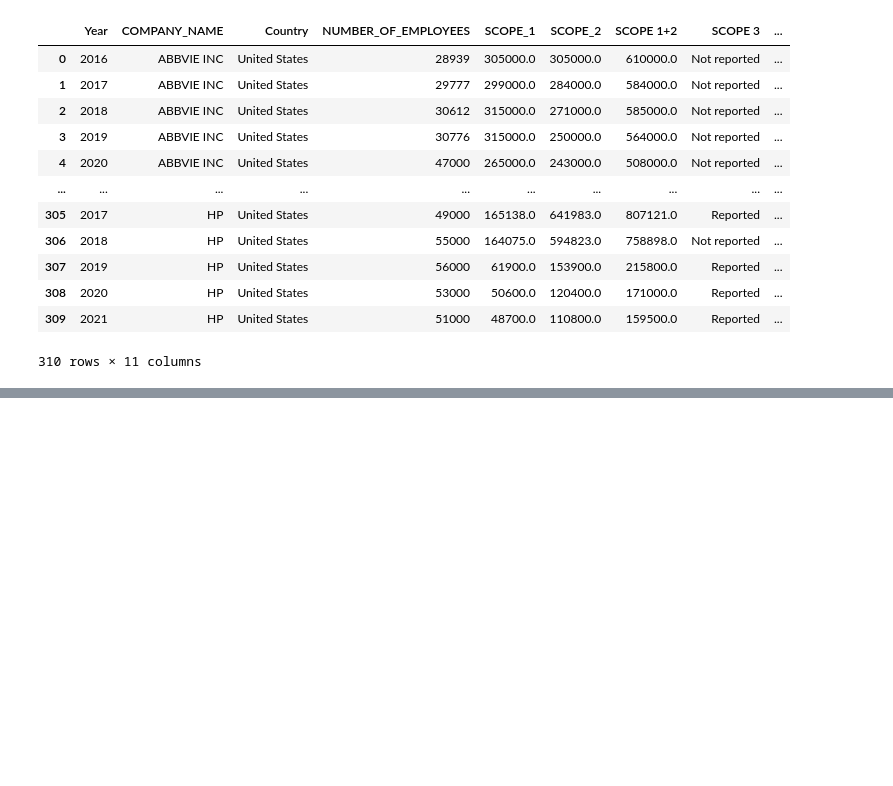
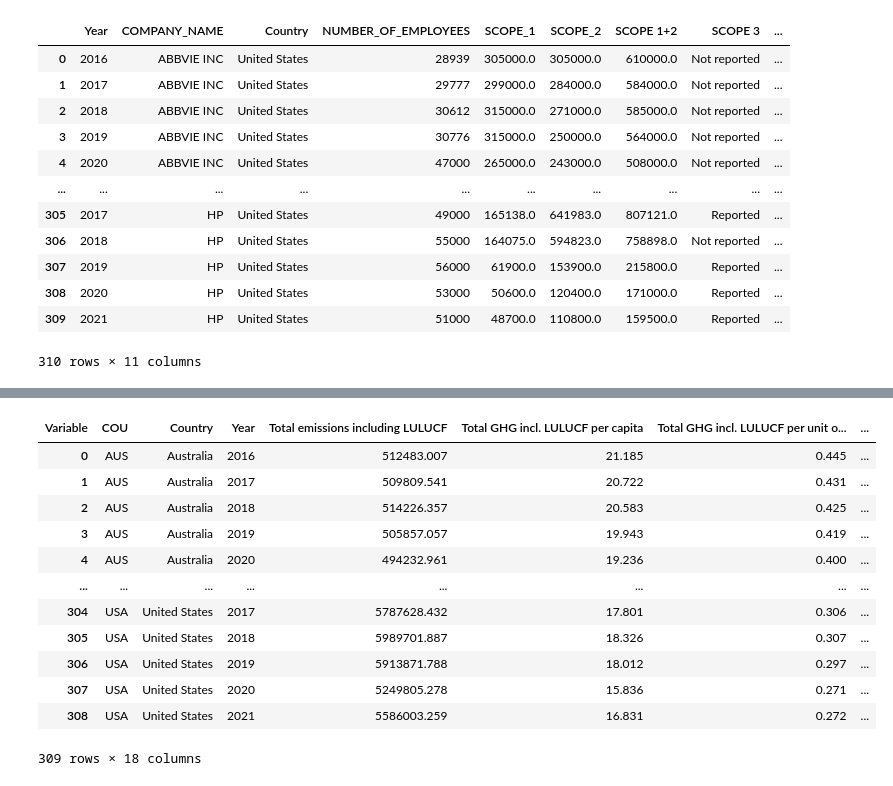
Before and after one commit to ElizavetaBugaeva/Emissions_estimator, a Jupyter notebook: Data_Collection copy.ipynb, the cells around one changed output, grey strips where cells are left out. Cells and saved outputs as stored; diff of their text form; code cells hidden in the pictures; blank space fills up the shorter version.

```diff
--- a/Data_Collection copy.ipynb
+++ b/Data_Collection copy.ipynb
@@ -685,0 +313,8 @@ company_country_inc
+# %%
+world_df = pd.read_csv('data/AIR_GHG_16062023122534338.csv')
+# %%
+#pivot the table so that it can be merged with our dataframe
+pivot_emissions = world_df.pivot_table(index=['COU', 'Country', 'Year'],
+                          columns='Variable',
+                          values='Value',
+                          aggfunc='first').reset_index()
@@ -685,0 +360,26 @@ company_country_inc
+# %%
+#create a dataframe from the columns to keep
+emissions = pivot_emissions[['COU', 'Country', 'Year','Total  emissions including LULUCF','Total GHG incl. LULUCF per capita',
+       'Total GHG incl. LULUCF per unit of GDP','1 - Energy', '1A1 - Energy Industries',
+       '1A2 - Manufacturing industries and construction', '1A3 - Transport',
+       '1A4 - Residential and other sectors', '1A5 - Energy - Other',
+       '1B - Fugitive Emissions from Fuels',
+       '1C - CO2 from Transport and Storage',
+       '2- Industrial processes and product use', '3 - Agriculture',
+       '5 - Waste', '6 - Other',]]
+# %%
+emissions
+# %% [output]
+| Variable | COU | Country | Year | Total emissions including LULUCF | Total GHG incl. LULUCF per capita | Total GHG incl. LULUCF per unit o... | ... |
+| 0 | AUS | Australia | 2016 | 512483.007 | 21.185 | 0.445 | ... |
+| 1 | AUS | Australia | 2017 | 509809.541 | 20.722 | 0.431 | ... |
+| 2 | AUS | Australia | 2018 | 514226.357 | 20.583 | 0.425 | ... |
+| 3 | AUS | Australia | 2019 | 505857.057 | 19.943 | 0.419 | ... |
+| 4 | AUS | Australia | 2020 | 494232.961 | 19.236 | 0.400 | ... |
+| ... | ... | ... | ... | ... | ... | ... | ... |
+| 304 | USA | United States | 2017 | 5787628.432 | 17.801 | 0.306 | ... |
+| 305 | USA | United States | 2018 | 5989701.887 | 18.326 | 0.307 | ... |
+| 306 | USA | United States | 2019 | 5913871.788 | 18.012 | 0.297 | ... |
+| 307 | USA | United States | 2020 | 5249805.278 | 15.836 | 0.271 | ... |
+| 308 | USA | United States | 2021 | 5586003.259 | 16.831 | 0.272 | ... |
+309 rows × 18 columns
```
Also changed, not shown: parts of 83 cells of this notebook, 10 other files.
